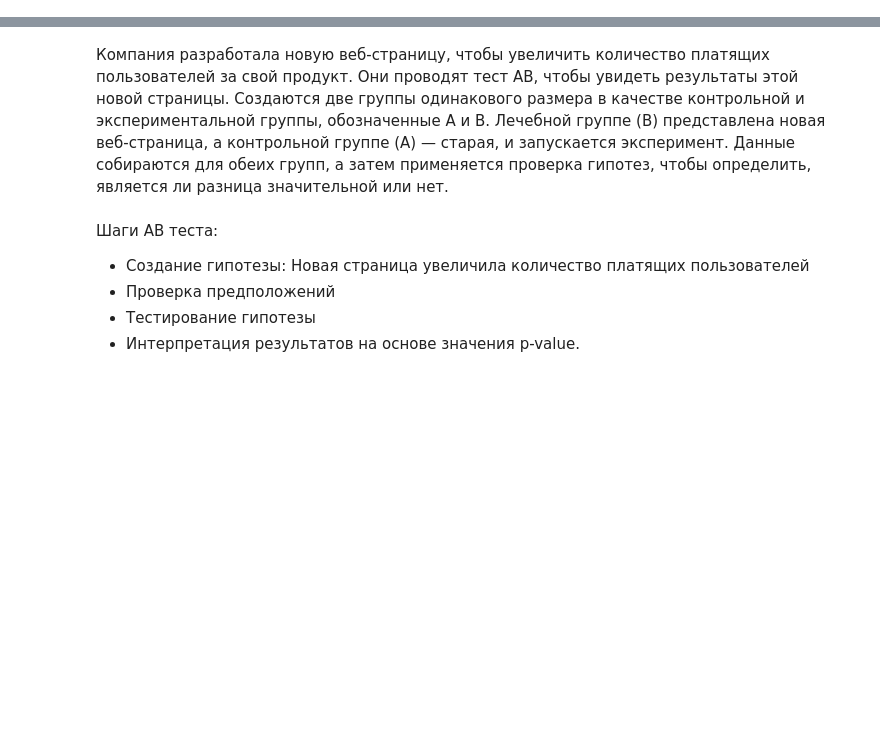
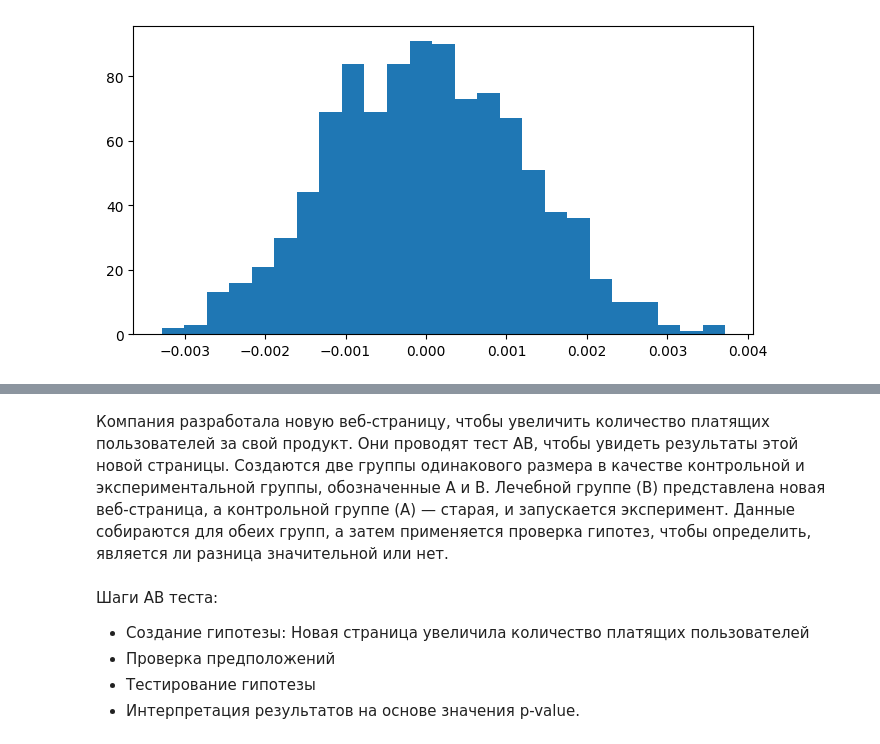
Before and after one commit to DieNice/lessons_notebooks, a Jupyter notebook: lesson_6/lesson_6.ipynb, the cells around one changed output, grey strips where cells are left out. Saved outputs shown, nothing was run; the diff lists cells and outputs as text; code cells hidden in the pictures; blank space fills up the shorter version.

```diff
--- a/lesson_6/lesson_6.ipynb
+++ b/lesson_6/lesson_6.ipynb
@@ -0,0 +241,6 @@
+# %%
+plt.figure(figsize = (8,4), dpi = 100)
+plt.hist(null_vals, bins = 25)
+plt.show()
+# %% [output]
+[figure, added]
```
Also changed, not shown: parts of 43 cells of this notebook, 1 other file.
